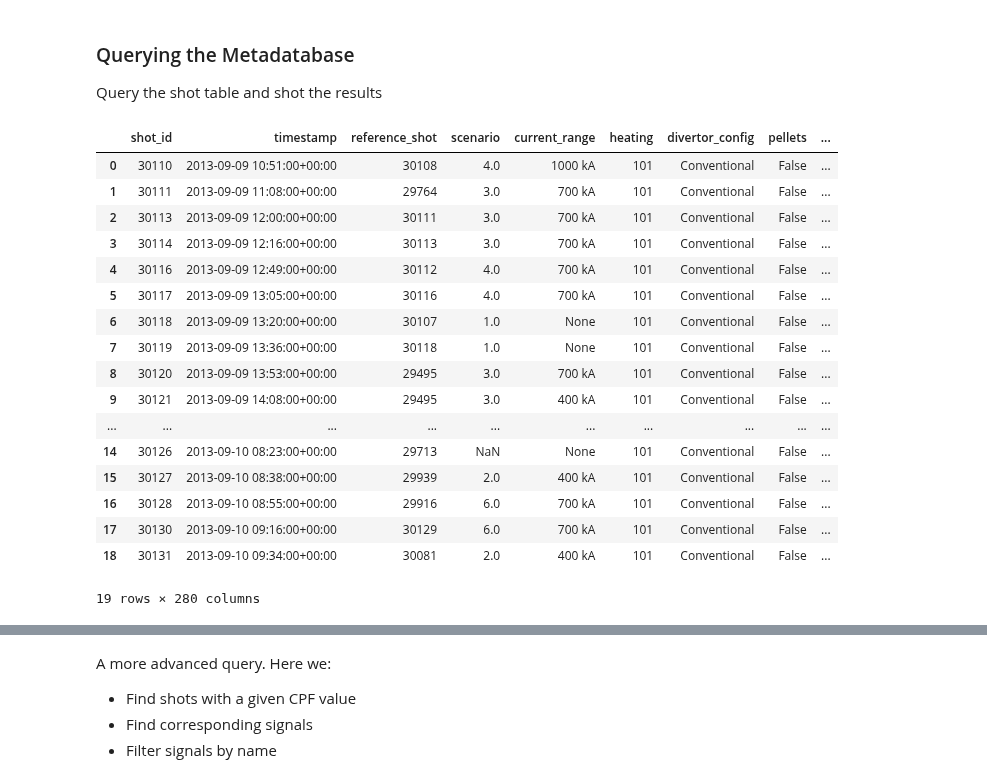
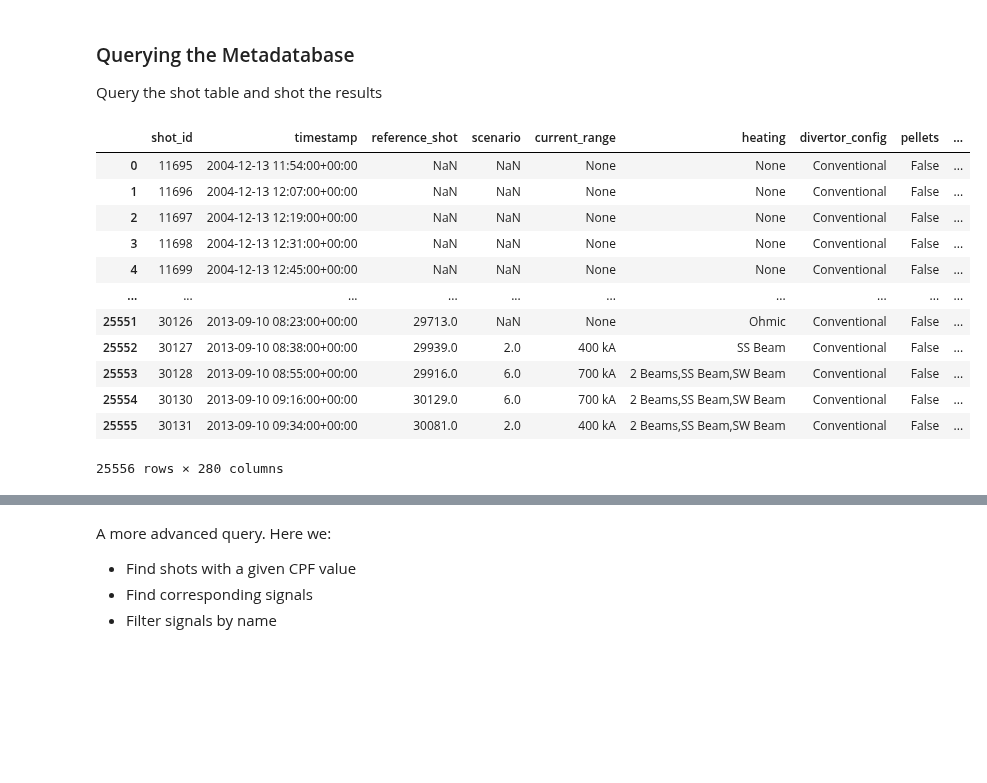
Before and after one commit to ukaea/fair-mast, a Jupyter notebook: db_query_example.ipynb, the cells around one changed output, grey strips where cells are left out. Cells and saved outputs as stored; diff of their text form; code cells hidden in the pictures; blank space fills up the shorter version.

```diff
--- a/db_query_example.ipynb
+++ b/db_query_example.ipynb
@@ -27,29 +27,22 @@ Query the shot table and shot the results
 # %%
 # Find shot IDs
 query = (
     session.query(metadata.tables['shots'])
 )
 
 result = pd.read_sql(query.statement, con=engine.connect())
-shot_ids = [int(x) for x in result['shot_id']]
-
 result
 # %% [output]
 |  | shot_id | timestamp | reference_shot | scenario | current_range | heating | divertor_config | pellets | ... |
-| 0 | 30110 | 2013-09-09 10:51:00+00:00 | 30108 | 4.0 | 1000 kA | 101 | Conventional | False | ... |
-| 1 | 30111 | 2013-09-09 11:08:00+00:00 | 29764 | 3.0 | 700 kA | 101 | Conventional | False | ... |
-| 2 | 30113 | 2013-09-09 12:00:00+00:00 | 30111 | 3.0 | 700 kA | 101 | Conventional | False | ... |
-| 3 | 30114 | 2013-09-09 12:16:00+00:00 | 30113 | 3.0 | 700 kA | 101 | Conventional | False | ... |
-| 4 | 30116 | 2013-09-09 12:49:00+00:00 | 30112 | 4.0 | 700 kA | 101 | Conventional | False | ... |
-| 5 | 30117 | 2013-09-09 13:05:00+00:00 | 30116 | 4.0 | 700 kA | 101 | Conventional | False | ... |
-| 6 | 30118 | 2013-09-09 13:20:00+00:00 | 30107 | 1.0 | None | 101 | Conventional | False | ... |
-| 7 | 30119 | 2013-09-09 13:36:00+00:00 | 30118 | 1.0 | None | 101 | Conventional | False | ... |
-| 8 | 30120 | 2013-09-09 13:53:00+00:00 | 29495 | 3.0 | 700 kA | 101 | Conventional | False | ... |
-| 9 | 30121 | 2013-09-09 14:08:00+00:00 | 29495 | 3.0 | 400 kA | 101 | Conventional | False | ... |
+| 0 | 11695 | 2004-12-13 11:54:00+00:00 | NaN | NaN | None | None | Conventional | False | ... |
+| 1 | 11696 | 2004-12-13 12:07:00+00:00 | NaN | NaN | None | None | Conventional | False | ... |
+| 2 | 11697 | 2004-12-13 12:19:00+00:00 | NaN | NaN | None | None | Conventional | False | ... |
+| 3 | 11698 | 2004-12-13 12:31:00+00:00 | NaN | NaN | None | None | Conventional | False | ... |
+| 4 | 11699 | 2004-12-13 12:45:00+00:00 | NaN | NaN | None | None | Conventional | False | ... |
 | ... | ... | ... | ... | ... | ... | ... | ... | ... | ... |
-| 14 | 30126 | 2013-09-10 08:23:00+00:00 | 29713 | NaN | None | 101 | Conventional | False | ... |
-| 15 | 30127 | 2013-09-10 08:38:00+00:00 | 29939 | 2.0 | 400 kA | 101 | Conventional | False | ... |
-| 16 | 30128 | 2013-09-10 08:55:00+00:00 | 29916 | 6.0 | 700 kA | 101 | Conventional | False | ... |
-| 17 | 30130 | 2013-09-10 09:16:00+00:00 | 30129 | 6.0 | 700 kA | 101 | Conventional | False | ... |
-| 18 | 30131 | 2013-09-10 09:34:00+00:00 | 30081 | 2.0 | 400 kA | 101 | Conventional | False | ... |
+| 25551 | 30126 | 2013-09-10 08:23:00+00:00 | 29713.0 | NaN | None | Ohmic | Conventional | False | ... |
+| 25552 | 30127 | 2013-09-10 08:38:00+00:00 | 29939.0 | 2.0 | 400 kA | SS Beam | Conventional | False | ... |
+| 25553 | 30128 | 2013-09-10 08:55:00+00:00 | 29916.0 | 6.0 | 700 kA | 2 Beams,SS Beam,SW Beam | Conventional | False | ... |
+| 25554 | 30130 | 2013-09-10 09:16:00+00:00 | 30129.0 | 6.0 | 700 kA | 2 Beams,SS Beam,SW Beam | Conventional | False | ... |
+| 25555 | 30131 | 2013-09-10 09:34:00+00:00 | 30081.0 | 2.0 | 400 kA | 2 Beams,SS Beam,SW Beam | Conventional | False | ... |
-19 rows × 280 columns
+25556 rows × 280 columns
```
Also changed, not shown: parts of 7 cells of this notebook, 4 other files.
